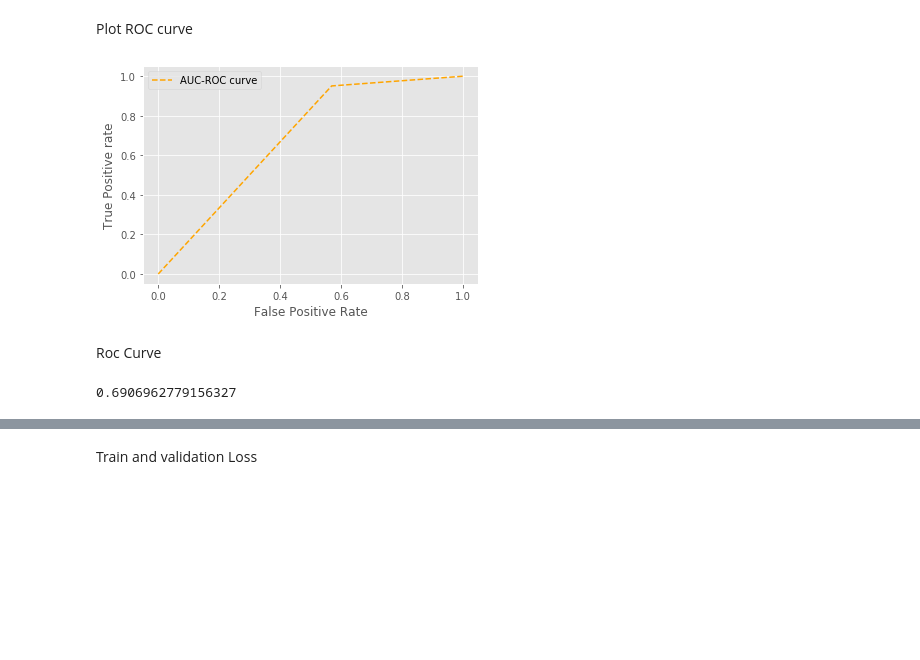
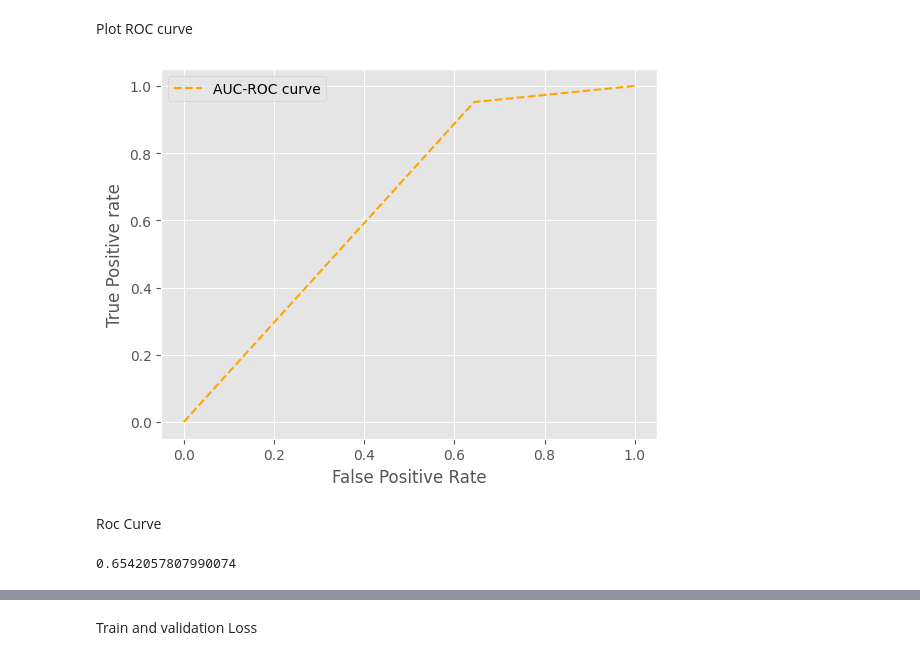
Before and after one commit to NabilaFerdousPrapty/LifeLine, a Jupyter notebook: Text_model(GPT2).ipynb, the cells around one changed output, grey strips where cells are left out. Saved outputs shown, nothing was run; the diff lists cells and outputs as text; code cells hidden in the pictures; blank space fills up the shorter version.

Commit message:
text-model run done

```diff
--- a/Text_model(GPT2).ipynb
+++ b/Text_model(GPT2).ipynb
@@ -106,7 +112,7 @@ class MovieReviewsDataset(Dataset):
 
   def __init__(self, path, use_tokenizer):
 
-    a=pd.read_csv('/content/gdrive/MyDrive/CRISIS_1-20220401T060043Z-001/CRISIS_1/task_informative_text_img_train.csv')
+    a=pd.read_csv('data/CrisisMMD/crisismmd_datasplit_all/crisismmd_datasplit_alltask_informative_text_img_train.tsv')
     self.texts = []
     self.labels = []
 
@@ -760,0 +562,25 @@ ImportError: ignored
+# %%
+from sklearn.metrics import classification_report, confusion_matrix
+
+# ---------- TEST EVALUATION ----------
+model_text.eval()
+test_labels, test_preds = [], []
+
+with torch.no_grad():
+    for batch in test_dataloader:  # ensure this exists
+        input_ids = batch['input_ids'].to(device)
+        attention_mask = batch['attention_mask'].to(device)
+        labels = batch['labels'].to(device)
+
+        outputs = model_text(input_ids=input_ids, attention_mask=attention_mask)
+        logits = outputs.logits
+
+        test_labels += labels.cpu().numpy().tolist()
+        test_preds += logits.argmax(dim=1).cpu().numpy().tolist()
+
+# ---------- REPORT ----------
+print("\nClassification Report:")
+print(classification_report(test_labels, test_preds, target_names=['not_informative', 'informative']))
+
+print("\nConfusion Matrix:")
+print(confusion_matrix(test_labels, test_preds))
@@ -845,25 +723,25 @@ Plot ROC curve
 # %%
 from sklearn.metrics import roc_curve
 
 # roc curve for models
-fpr1, tpr1, thresh1 = roc_curve(test_labels, test_predict, pos_label=1)
+fpr1, tpr1, thresh1 = roc_curve(test_labels, test_preds, pos_label=1)
 plt.plot(fpr1, tpr1, linestyle='--',color='orange',label='AUC-ROC curve')
 plt.xlabel('False Positive Rate')
 # y label
 plt.ylabel('True Positive rate')
 plt.legend(loc='best')
 plt.savefig('ROC_text',dpi=300)
 plt.show();
 # %% [output]
-[figure, old version]
+[figure, new version]
 # %% [markdown]
 Roc Curve
 # %%
 from sklearn.metrics import roc_auc_score
-auc_score1 = roc_auc_score(test_labels,test_predict)
+auc_score1 = roc_auc_score(test_labels,test_preds)
 print( auc_score1)
 # %% [output]
-0.6906962779156327
+0.6542057807990074
 # %%
 all_loss
 # %% [output]
```
Also changed, not shown: parts of 31 cells of this notebook.
